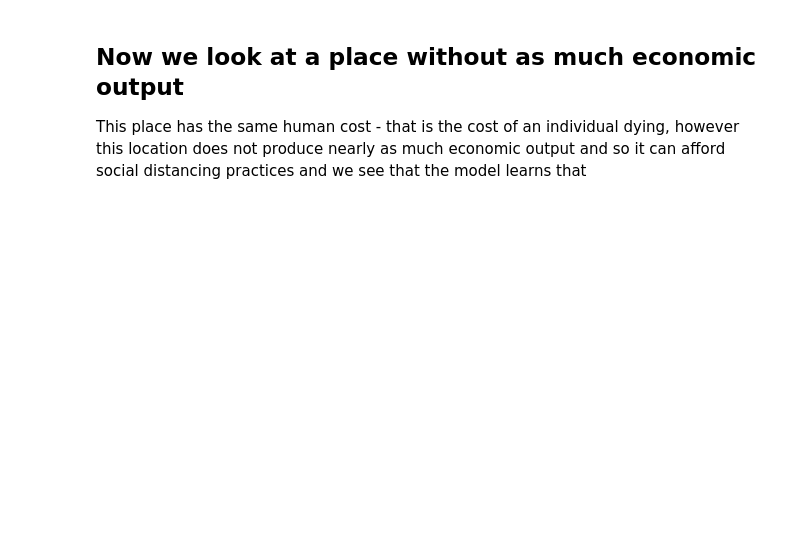
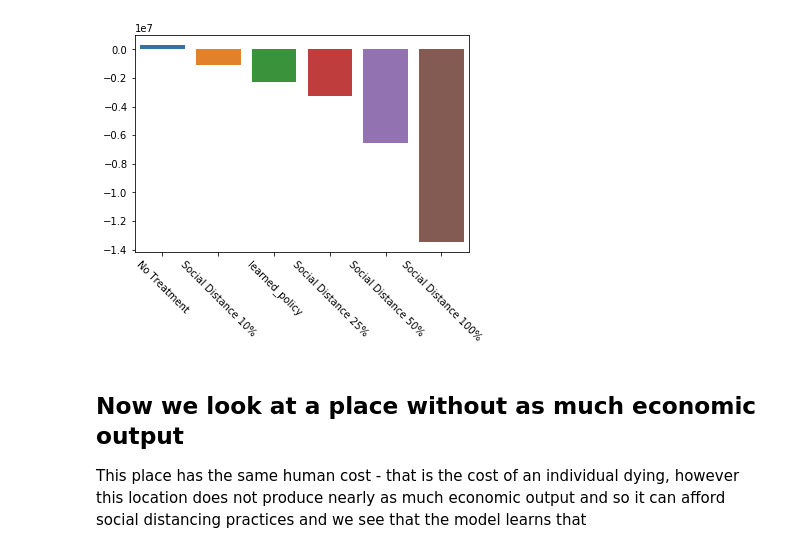
Before and after one commit to chnsh/whynot, a Jupyter notebook: examples/reinforcement_learning/covid19_simulator.ipynb, the cells around one changed output. Saved outputs shown, nothing was run; the diff lists cells and outputs as text; code cells hidden in the pictures; blank space fills up the shorter version.

```diff
--- a/examples/reinforcement_learning/covid19_simulator.ipynb
+++ b/examples/reinforcement_learning/covid19_simulator.ipynb
@@ -44,2 +116,2 @@ social_distancing_to_action_map
 # %%
-n_iter = 100
+n_iter = 150
@@ -165,3 +310,7 @@ plot_sample_trajectory(rich_env, augment_policies(policies, rich_learned_policy)
+# %%
+plot_reward_bars(rich_env, augment_policies(policies, rich_learned_policy))
+# %% [output]
+[figure, added]
 # %% [markdown]
 ## Now we look at a place without as much economic output
 
```
Also changed, not shown: parts of 24 cells of this notebook.
